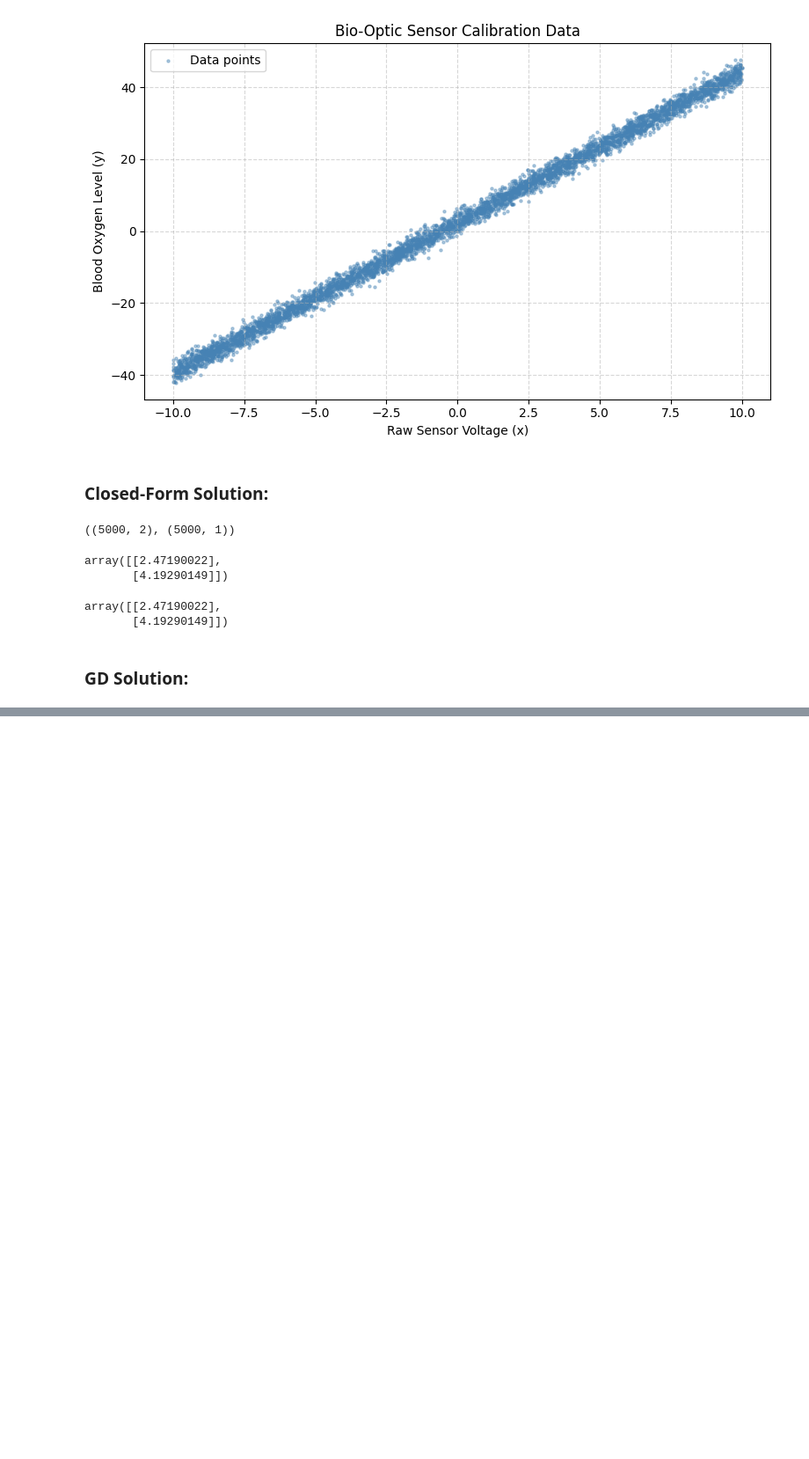
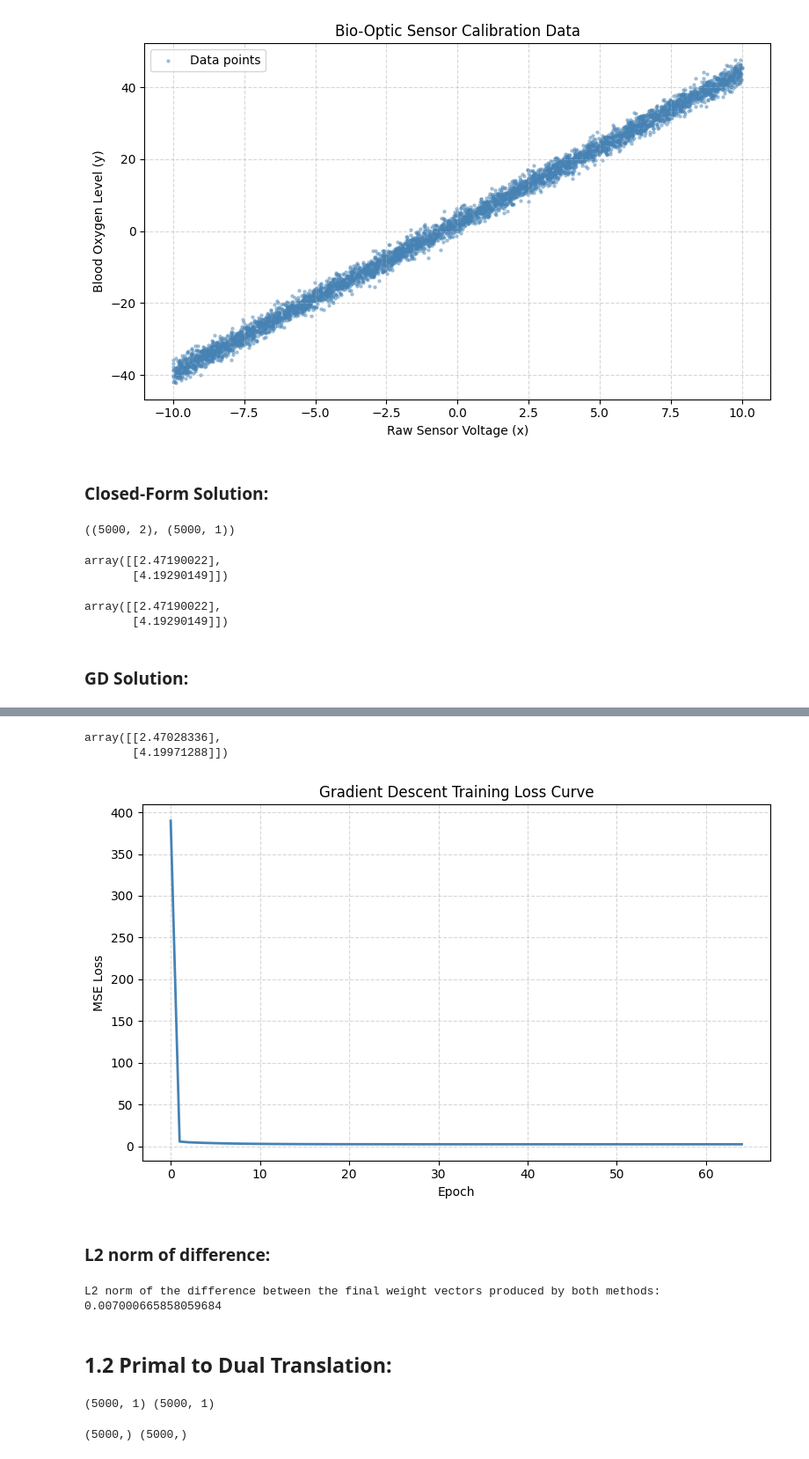
Before and after one commit to Bitupan132/E1_213_Pattern_Recognition_and_Neural_Networks, a Jupyter notebook: Assignment_1/src/1_bio_optic_sensor_calibration.ipynb, the cells around one changed output, grey strips where cells are left out. Shown at 88% size. Drawn from its saved outputs; the diff is of its cells as text; code cells hidden in the pictures; blank space fills up the shorter version.

```diff
--- a/Assignment_1/src/1_bio_optic_sensor_calibration.ipynb
+++ b/Assignment_1/src/1_bio_optic_sensor_calibration.ipynb
@@ -90,0 +100,9 @@ array([[2.47190022],
+# %%
+batch_size = 100
+lr = 1e-3
+tolerance = 1e-6
+# %%
+x_batches = np.array_split(X, num_data/batch_size)
+y_batches = np.array_split(y, num_data / batch_size)
+print(len(x_batches), len(y_batches))
+print(x_batches[0].shape)
@@ -90,0 +112,3 @@ array([[2.47190022],
+# %%
+w_gd = np.random.rand(num_dim, 1)
+w_gd
@@ -90,0 +118,13 @@ array([[2.47190022],
+# %%
+losses = []
+for epoch in range(1000):
+    epoch_loss = ((X @ w_gd - y).T @ (X @ w_gd - y) / num_data).item()
+    if epoch > 0 and abs(losses[-1] - epoch_loss) <= tolerance:
+        break
+
+    losses.append(epoch_loss)
+    print(f"Epoch {epoch} loss = {epoch_loss}")
+
+    for x_batch,y_batch in zip(x_batches,y_batches):
+        grad_loss = 2 * x_batch.T @ (x_batch @ w_gd - y_batch) / batch_size
+        w_gd = w_gd - lr * grad_loss
@@ -90,0 +149,35 @@ array([[2.47190022],
+# %%
+w_gd
+# %% [output]
+array([[2.47028336],
+       [4.19971288]])
+# %%
+plt.figure(figsize=(8, 5))
+plt.plot(range(len(losses)), losses, color='steelblue', linewidth=2)
+plt.xlabel('Epoch')
+plt.ylabel('MSE Loss')
+plt.title('Gradient Descent Training Loss Curve')
+plt.grid(True, linestyle='--', alpha=0.5)
+plt.tight_layout()
+plt.show()
+# %% [output]
+[figure, added]
+# %% [markdown]
+### L2 norm of difference:
+# %%
+diff = np.linalg.norm(w_cf - w_gd, ord = 2)
+print(f"L2 norm of the difference between the final weight vectors produced by both methods: {diff}")
+# %% [output]
+L2 norm of the difference between the final weight vectors produced by both methods: 0.007000665858059684
+# %% [markdown]
+## 1.2 Primal to Dual Translation:
+# %%
+print(x.shape, y.shape)
+# %% [output]
+(5000, 1) (5000, 1)
+# %%
+x, y = x.flatten(), y.flatten()
+len_data = x.shape[0]
+print(x.shape, y.shape)
+# %% [output]
+(5000,) (5000,)
```
Also changed, not shown: parts of 14 cells of this notebook, 1 other file.
